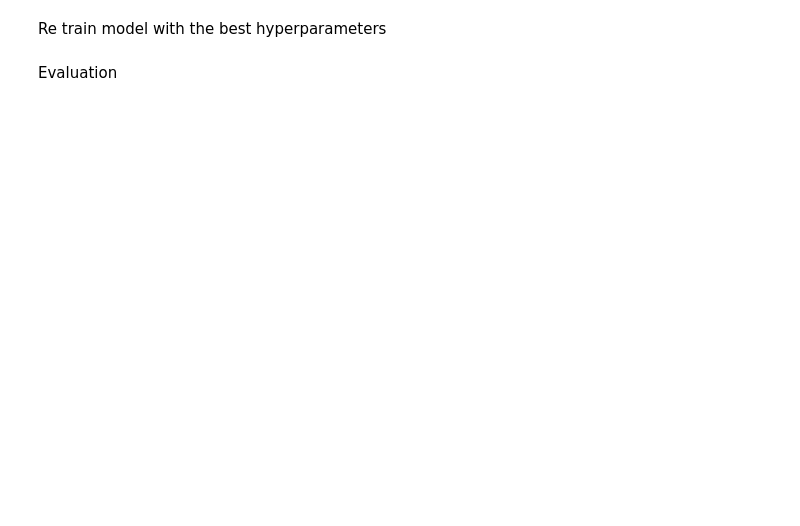
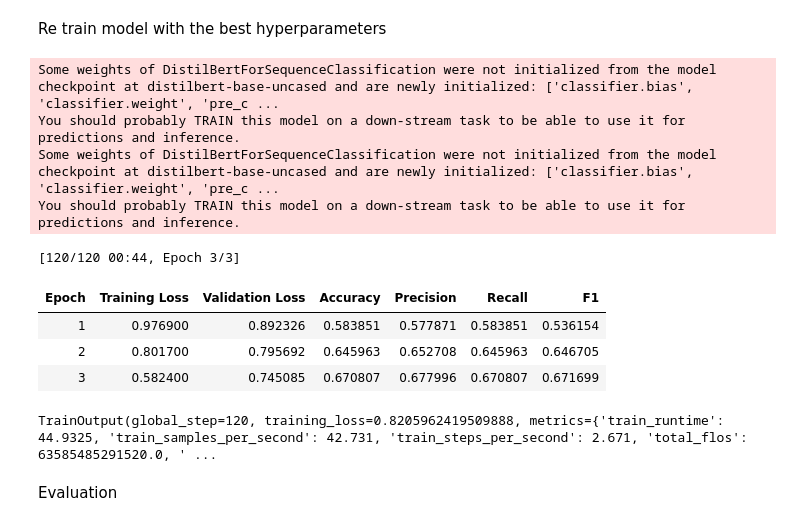
Before and after one commit to Marvin2798/roboreviews-project-, a Jupyter notebook: Untitled3.ipynb, the cells around one changed output. Cells and saved outputs as stored; diff of their text form; code cells hidden in the pictures; blank space fills up the shorter version.

```diff
--- a/Untitled3.ipynb
+++ b/Untitled3.ipynb
@@ -600,3 +728,40 @@ trainer.train()
+# %%
+best_hyperparameters = best_run.hyperparameters
+
+training_args = TrainingArguments(
+    output_dir="./results",
+    evaluation_strategy="epoch",
+    save_strategy="epoch",
+    num_train_epochs=3,
+    per_device_train_batch_size=best_hyperparameters["per_device_train_batch_size"],
+    learning_rate=best_hyperparameters["learning_rate"],
+    weight_decay=0.01,
+    logging_dir="./logs",
+    logging_steps=10,
+    load_best_model_at_end=True,
+    metric_for_best_model="accuracy"
+)
+
+trainer = Trainer(
+    model_init=model_init,
+    args=training_args,
+    train_dataset=train_dataset,
+    eval_dataset=val_dataset,
+    compute_metrics=compute_metrics
+)
+
+trainer.train()
+# %% [output]
+Some weights of DistilBertForSequenceClassification were not initialized from the model checkpoint at distilbert-base-uncased and are newly initialized: ['classifier.bias', 'classifier.weight', 'pre_c ...
+You should probably TRAIN this model on a down-stream task to be able to use it for predictions and inference.
+Some weights of DistilBertForSequenceClassification were not initialized from the model checkpoint at distilbert-base-uncased and are newly initialized: ['classifier.bias', 'classifier.weight', 'pre_c ...
+You should probably TRAIN this model on a down-stream task to be able to use it for predictions and inference.
+[120/120 00:44, Epoch 3/3]
+| Epoch | Training Loss | Validation Loss | Accuracy | Precision | Recall | F1 |
+| 1 | 0.976900 | 0.892326 | 0.583851 | 0.577871 | 0.583851 | 0.536154 |
+| 2 | 0.801700 | 0.795692 | 0.645963 | 0.652708 | 0.645963 | 0.646705 |
+| 3 | 0.582400 | 0.745085 | 0.670807 | 0.677996 | 0.670807 | 0.671699 |
+TrainOutput(global_step=120, training_loss=0.8205962419509888, metrics={'train_runtime': 44.9325, 'train_samples_per_second': 42.731, 'train_steps_per_second': 2.671, 'total_flos': 63585485291520.0, ' ...
 # %% [markdown]
 Evaluation
 # %%
```
Also changed, not shown: parts of 22 cells of this notebook.
